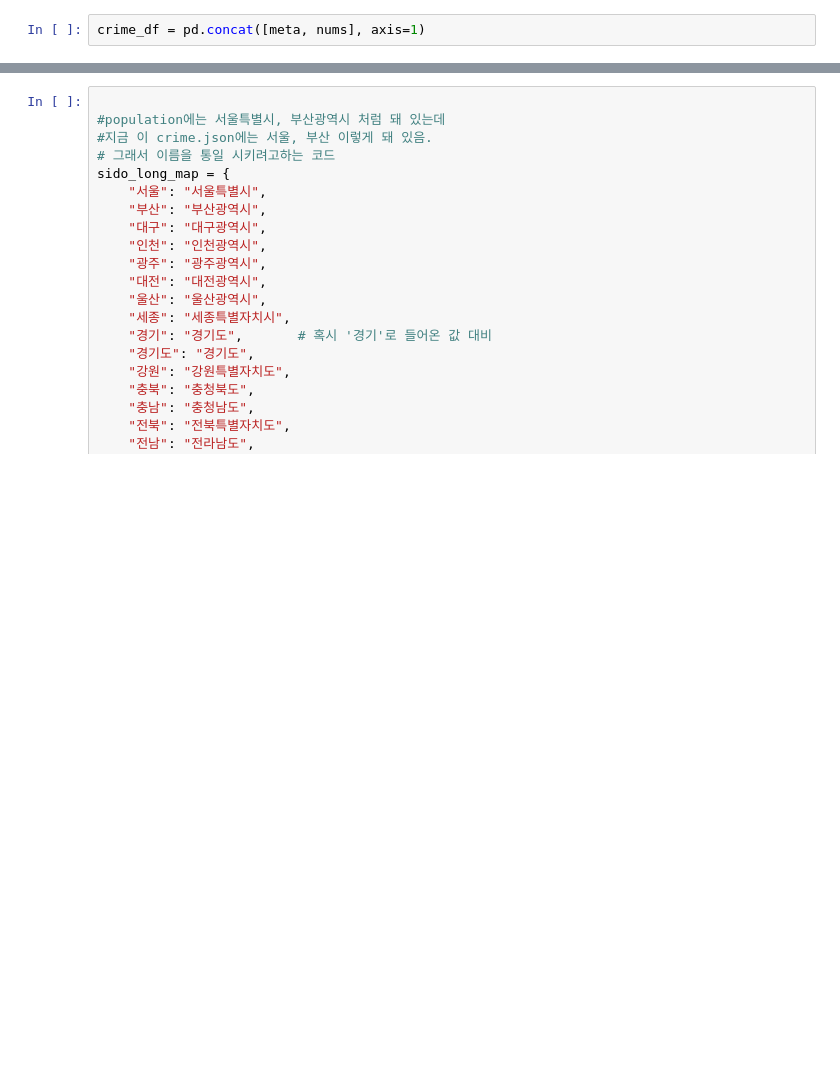
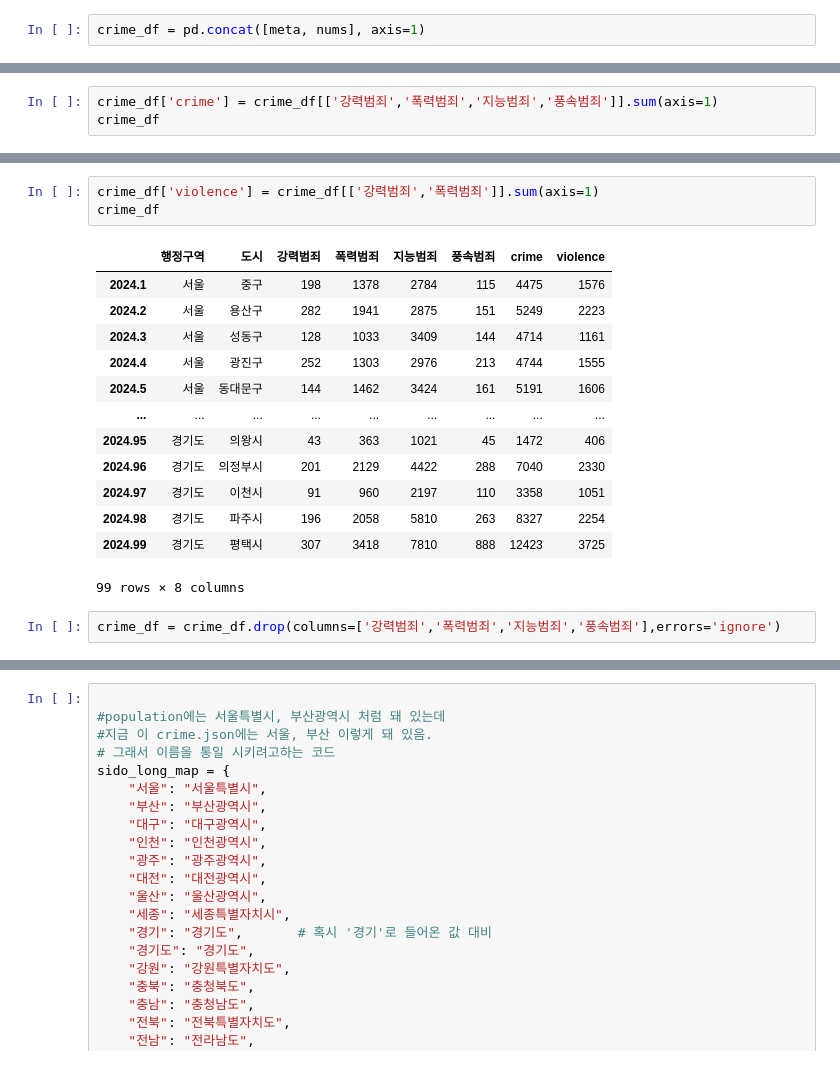
Before and after one commit to Encore-SKN-24/EDA_MINI_5TEAM, a Jupyter notebook: features/crime/crawl_crime.ipynb, the cells around one changed output, grey strips where cells are left out. Cells and saved outputs as stored; diff of their text form; blank space fills up the shorter version.

```diff
--- a/features/crime/crawl_crime.ipynb
+++ b/features/crime/crawl_crime.ipynb
@@ -231,0 +229,3 @@ crime_df = crime_df[['행정구역','도시','강력범죄','폭력범죄']]
+# %%
+crime_df['crime'] = crime_df[['강력범죄','폭력범죄','지능범죄','풍속범죄']].sum(axis=1)
+crime_df
@@ -231,0 +246,19 @@ crime_df = crime_df[['행정구역','도시','강력범죄','폭력범죄']]
+# %%
+crime_df['violence'] = crime_df[['강력범죄','폭력범죄']].sum(axis=1)
+crime_df
+# %% [output]
+|  | 행정구역 | 도시 | 강력범죄 | 폭력범죄 | 지능범죄 | 풍속범죄 | crime | violence |
+| 2024.1 | 서울 | 중구 | 198 | 1378 | 2784 | 115 | 4475 | 1576 |
+| 2024.2 | 서울 | 용산구 | 282 | 1941 | 2875 | 151 | 5249 | 2223 |
+| 2024.3 | 서울 | 성동구 | 128 | 1033 | 3409 | 144 | 4714 | 1161 |
+| 2024.4 | 서울 | 광진구 | 252 | 1303 | 2976 | 213 | 4744 | 1555 |
+| 2024.5 | 서울 | 동대문구 | 144 | 1462 | 3424 | 161 | 5191 | 1606 |
+| ... | ... | ... | ... | ... | ... | ... | ... | ... |
+| 2024.95 | 경기도 | 의왕시 | 43 | 363 | 1021 | 45 | 1472 | 406 |
+| 2024.96 | 경기도 | 의정부시 | 201 | 2129 | 4422 | 288 | 7040 | 2330 |
+| 2024.97 | 경기도 | 이천시 | 91 | 960 | 2197 | 110 | 3358 | 1051 |
+| 2024.98 | 경기도 | 파주시 | 196 | 2058 | 5810 | 263 | 8327 | 2254 |
+| 2024.99 | 경기도 | 평택시 | 307 | 3418 | 7810 | 888 | 12423 | 3725 |
+99 rows × 8 columns
+# %%
+crime_df = crime_df.drop(columns=['강력범죄','폭력범죄','지능범죄','풍속범죄'],errors='ignore')
```
Also changed, not shown: parts of 14 cells of this notebook, 5 other files.
